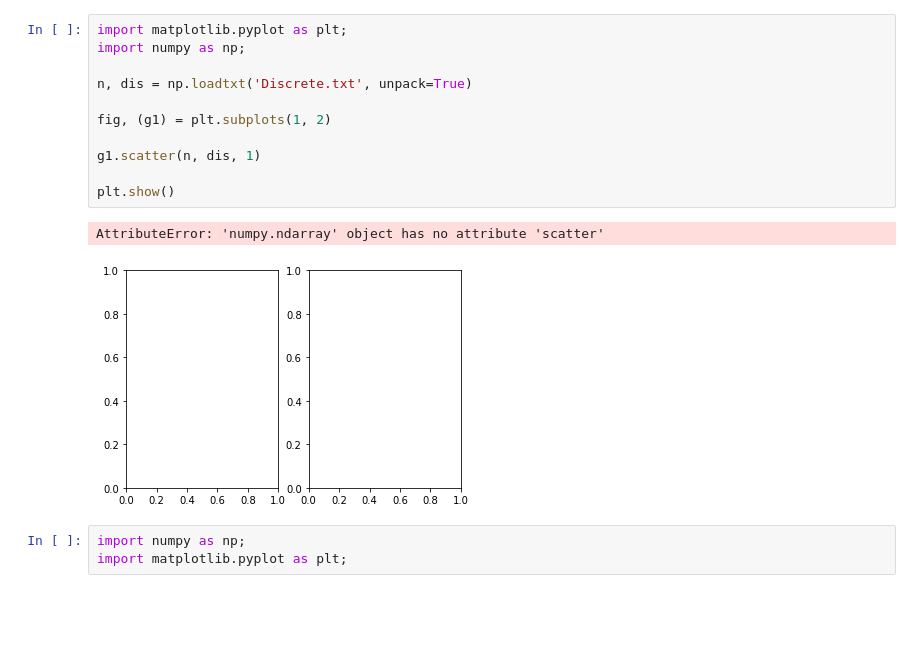
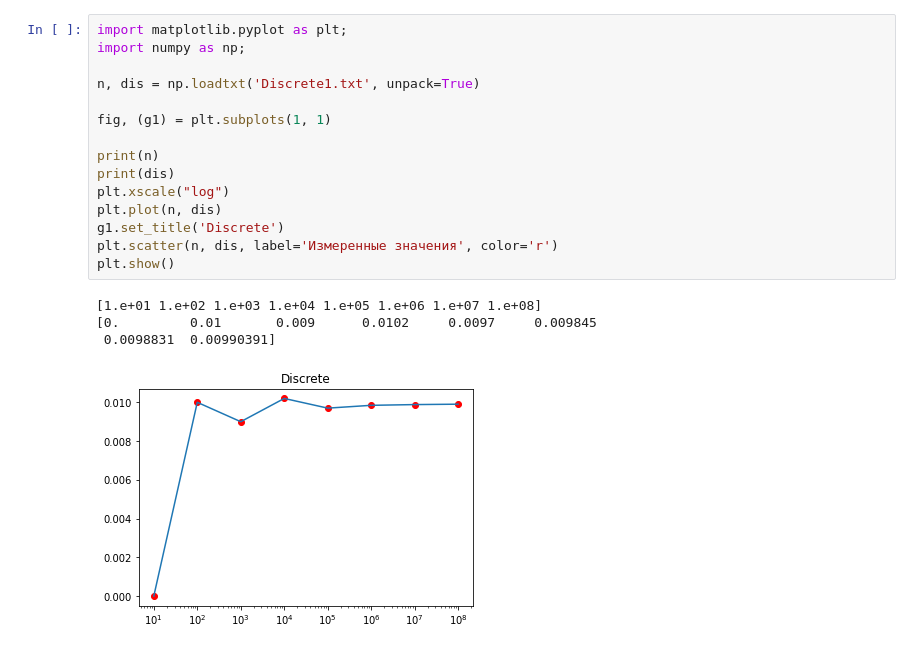
Before and after one commit to pkkvn/sem3, a Jupyter notebook: lab1/Untitled.ipynb, the cells around one changed output. Cells and saved outputs as stored; diff of their text form; blank space fills up the shorter version.

```diff
--- a/lab1/Untitled.ipynb
+++ b/lab1/Untitled.ipynb
@@ -1,17 +1,20 @@
 # %%
 import matplotlib.pyplot as plt;
 import numpy as np;
 
-n, dis = np.loadtxt('Discrete.txt', unpack=True)
+n, dis = np.loadtxt('Discrete1.txt', unpack=True)
 
-fig, (g1) = plt.subplots(1, 2)
+fig, (g1) = plt.subplots(1, 1)
 
-g1.scatter(n, dis, 1)
-
+print(n)
+print(dis)
+plt.xscale("log")
+plt.plot(n, dis)
+g1.set_title('Discrete')
+plt.scatter(n, dis, label='Измеренные значения', color='r')
 plt.show()
 # %% [output]
-AttributeError: 'numpy.ndarray' object has no attribute 'scatter'
+[1.e+01 1.e+02 1.e+03 1.e+04 1.e+05 1.e+06 1.e+07 1.e+08]
+[0.         0.01       0.009      0.0102     0.0097     0.009845
+ 0.0098831  0.00990391]
-[figure, old version]
+[figure, new version]
-# %%
-import numpy as np;
-import matplotlib.pyplot as plt;
```
Also changed, not shown: parts of 5 cells of this notebook, 4 other files.
